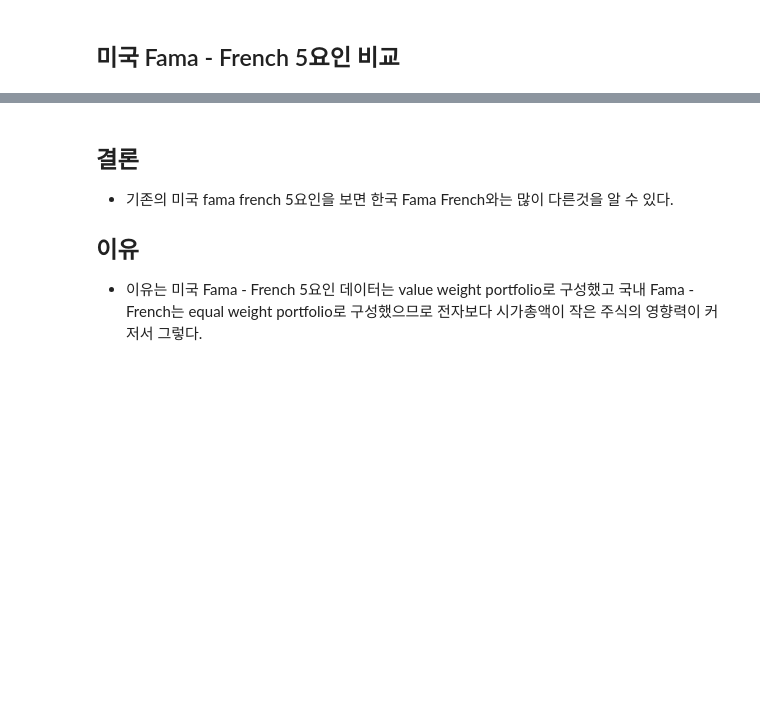
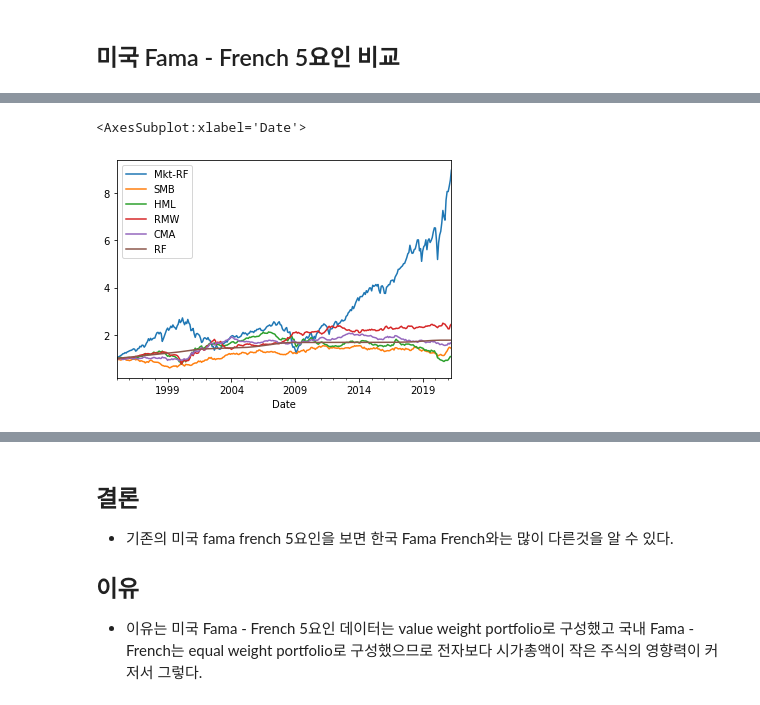
Before and after one commit to Hertz-and-Alpha/machine-learning-for-trading-korea-stock, a Jupyter notebook: data/create_fama_french_kospi.ipynb, the cells around one changed output, grey strips where cells are left out. Drawn from its saved outputs; the diff is of its cells as text; code cells hidden in the pictures; blank space fills up the shorter version.

```diff
--- a/data/create_fama_french_kospi.ipynb
+++ b/data/create_fama_french_kospi.ipynb
@@ -591,4 +1007,7 @@ ff_factor_data
 # %%
-(ff_factor_data[['SMB', 'HML', 'RMW', 'CMA']]/100 + 1).cumprod().plot()
+(ff_factor_data/100 + 1).cumprod().plot()
+# %% [output]
+<AxesSubplot:xlabel='Date'>
+[figure, added]
 # %%
 ff_factor_data
```
Also changed, not shown: parts of 62 cells of this notebook.
